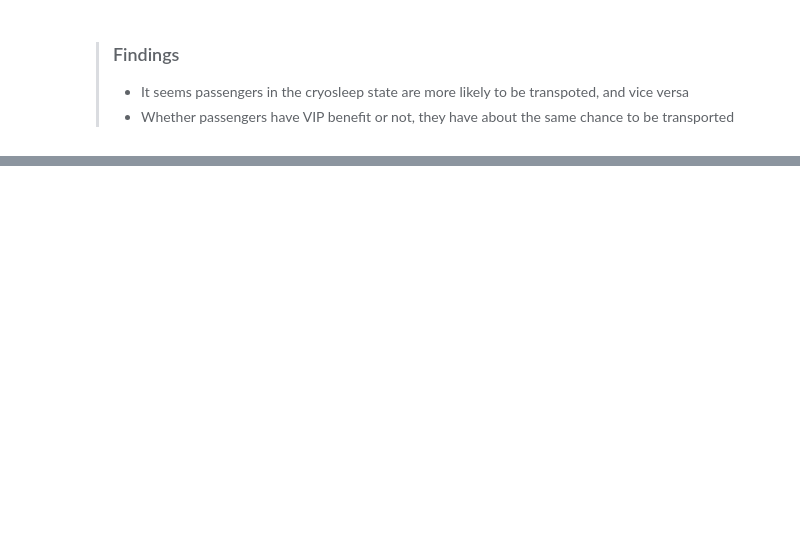
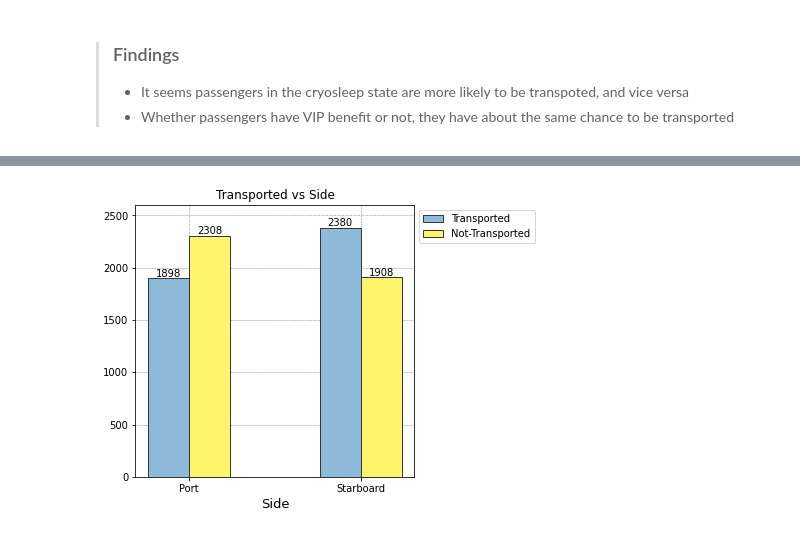
Before and after one commit to junedism/ams-classifier, a Jupyter notebook: spaceship-titanic-exploratory-data-analysis.ipynb, the cells around one changed output, grey strips where cells are left out. Cells and saved outputs as stored; diff of their text form; code cells hidden in the pictures; blank space fills up the shorter version.

```diff
--- a/spaceship-titanic-exploratory-data-analysis.ipynb
+++ b/spaceship-titanic-exploratory-data-analysis.ipynb
@@ -381,0 +469,20 @@ plt.show();
+# %%
+fig, ax = plt.subplots(figsize=(5, 5))
+x = np.arange(2)
+
+bar1 = ax.bar(x-.12, y_side[y_side["Transported"]]["Count"], width=width, zorder=2, color=tcolor_dict[True],
+              label="Transported", ec="#383838")
+bar2 = ax.bar(x+.12, y_side[~y_side["Transported"]]["Count"], width=width, zorder=2, color=tcolor_dict[False],
+              label="Not-Transported", ec="#383838")
+ax.bar_label(bar1)
+ax.bar_label(bar2)
+ax.set_xticks(x, ["Port", "Starboard"])
+ax.set_xlabel("Side", fontsize=13)
+ax.set_ylim(top=2600)
+ax.grid(linestyle='--', linewidth=0.5, color='gray', zorder=0)
+ax.set_title("Transported vs Side")
+ax.legend(bbox_to_anchor=(1,1))
+
+plt.show();
+# %% [output]
+[figure, added]
```
Also changed, not shown: parts of 14 cells of this notebook.
